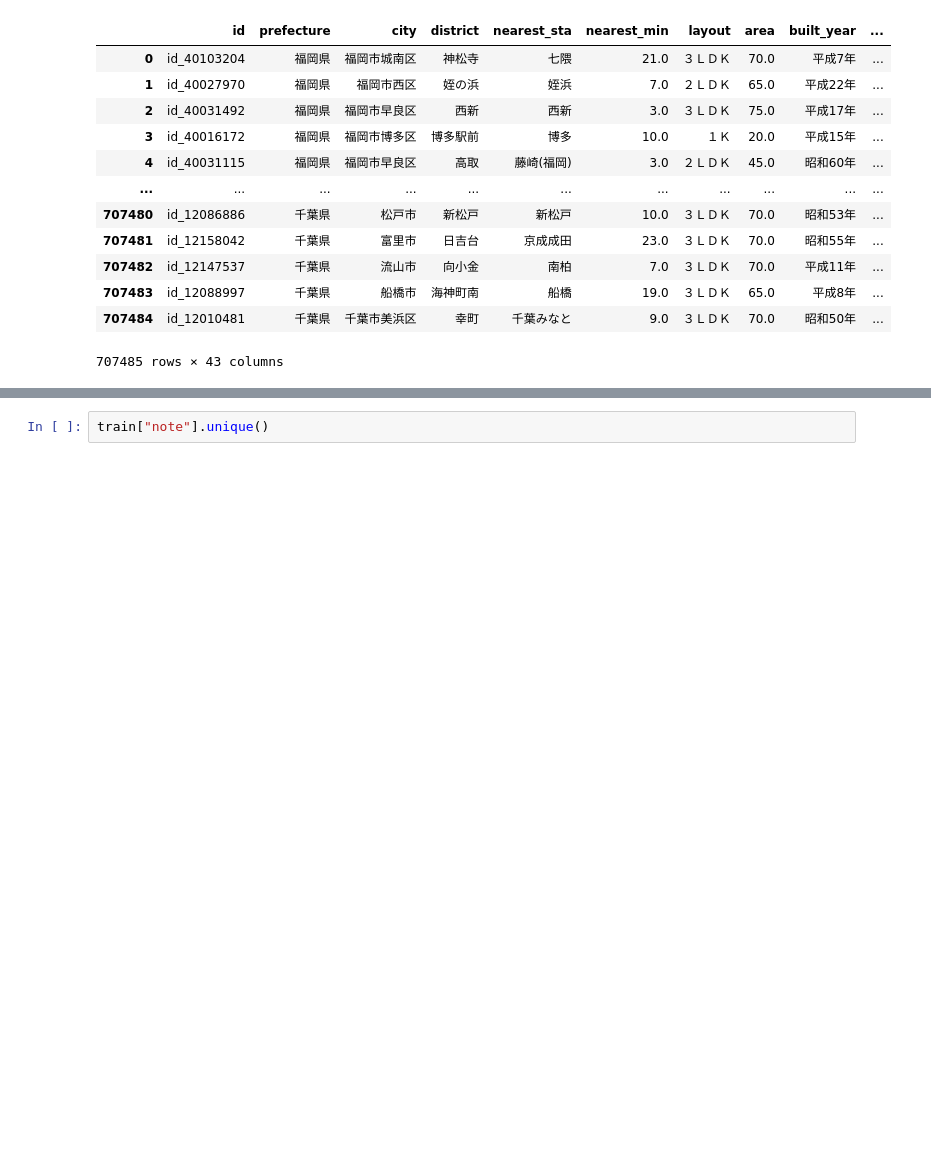
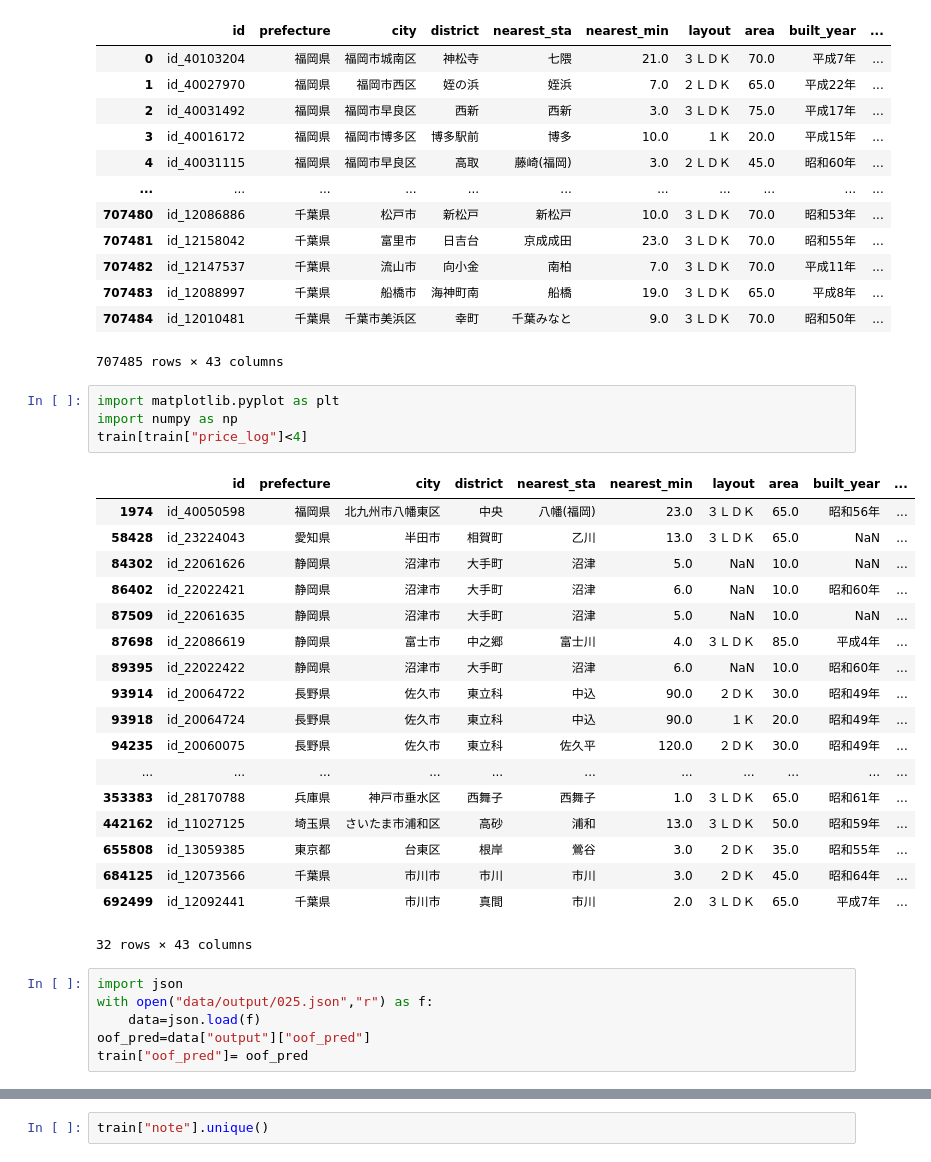
Before and after one commit to habroptilus/ds-monorepo, a Jupyter notebook: projects/house_price/eda.ipynb, the cells around one changed output, grey strips where cells are left out. Drawn from its saved outputs; the diff is of its cells as text; blank space fills up the shorter version.

```diff
--- a/projects/house_price/eda.ipynb
+++ b/projects/house_price/eda.ipynb
@@ -18,3 +18,32 @@ train
 | 707483 | id_12088997 | 千葉県 | 船橋市 | 海神町南 | 船橋 | 19.0 | ３ＬＤＫ | 65.0 | 平成8年 | ... |
 | 707484 | id_12010481 | 千葉県 | 千葉市美浜区 | 幸町 | 千葉みなと | 9.0 | ３ＬＤＫ | 70.0 | 昭和50年 | ... |
 707485 rows × 43 columns
+# %%
+import matplotlib.pyplot as plt
+import numpy as np
+train[train["price_log"]<4]
+# %% [output]
+|  | id | prefecture | city | district | nearest_sta | nearest_min | layout | area | built_year | ... |
+| 1974 | id_40050598 | 福岡県 | 北九州市八幡東区 | 中央 | 八幡(福岡) | 23.0 | ３ＬＤＫ | 65.0 | 昭和56年 | ... |
+| 58428 | id_23224043 | 愛知県 | 半田市 | 相賀町 | 乙川 | 13.0 | ３ＬＤＫ | 65.0 | NaN | ... |
+| 84302 | id_22061626 | 静岡県 | 沼津市 | 大手町 | 沼津 | 5.0 | NaN | 10.0 | NaN | ... |
+| 86402 | id_22022421 | 静岡県 | 沼津市 | 大手町 | 沼津 | 6.0 | NaN | 10.0 | 昭和60年 | ... |
+| 87509 | id_22061635 | 静岡県 | 沼津市 | 大手町 | 沼津 | 5.0 | NaN | 10.0 | NaN | ... |
+| 87698 | id_22086619 | 静岡県 | 富士市 | 中之郷 | 富士川 | 4.0 | ３ＬＤＫ | 85.0 | 平成4年 | ... |
+| 89395 | id_22022422 | 静岡県 | 沼津市 | 大手町 | 沼津 | 6.0 | NaN | 10.0 | 昭和60年 | ... |
+| 93914 | id_20064722 | 長野県 | 佐久市 | 東立科 | 中込 | 90.0 | ２ＤＫ | 30.0 | 昭和49年 | ... |
+| 93918 | id_20064724 | 長野県 | 佐久市 | 東立科 | 中込 | 90.0 | １Ｋ | 20.0 | 昭和49年 | ... |
+| 94235 | id_20060075 | 長野県 | 佐久市 | 東立科 | 佐久平 | 120.0 | ２ＤＫ | 30.0 | 昭和49年 | ... |
+| ... | ... | ... | ... | ... | ... | ... | ... | ... | ... | ... |
+| 353383 | id_28170788 | 兵庫県 | 神戸市垂水区 | 西舞子 | 西舞子 | 1.0 | ３ＬＤＫ | 65.0 | 昭和61年 | ... |
+| 442162 | id_11027125 | 埼玉県 | さいたま市浦和区 | 高砂 | 浦和 | 13.0 | ３ＬＤＫ | 50.0 | 昭和59年 | ... |
+| 655808 | id_13059385 | 東京都 | 台東区 | 根岸 | 鶯谷 | 3.0 | ２ＤＫ | 35.0 | 昭和55年 | ... |
+| 684125 | id_12073566 | 千葉県 | 市川市 | 市川 | 市川 | 3.0 | ２ＤＫ | 45.0 | 昭和64年 | ... |
+| 692499 | id_12092441 | 千葉県 | 市川市 | 真間 | 市川 | 2.0 | ３ＬＤＫ | 65.0 | 平成7年 | ... |
+32 rows × 43 columns
+# %%
+import json
+with open("data/output/025.json","r") as f:
+    data=json.load(f)
+oof_pred=data["output"]["oof_pred"]
+train["oof_pred"]= oof_pred
```
Also changed, not shown: parts of 14 cells of this notebook, 8 other files.
